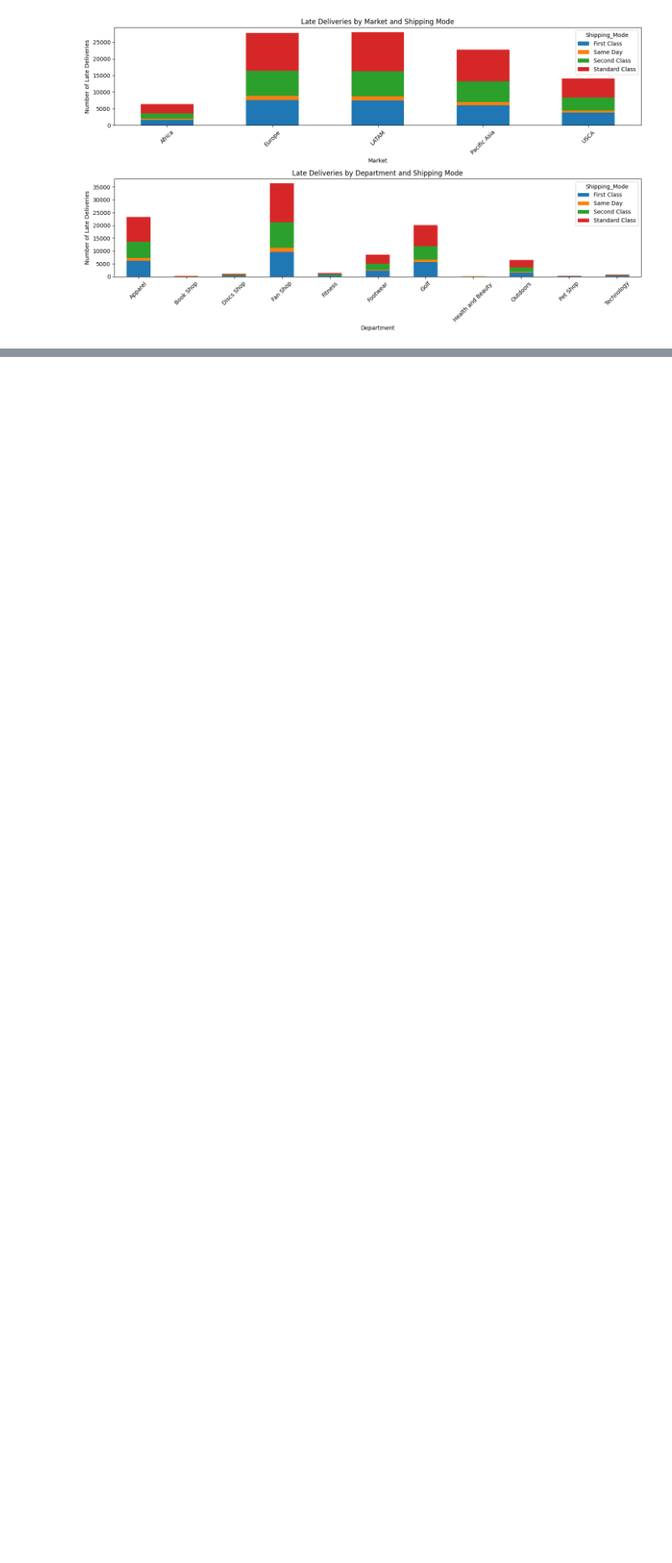
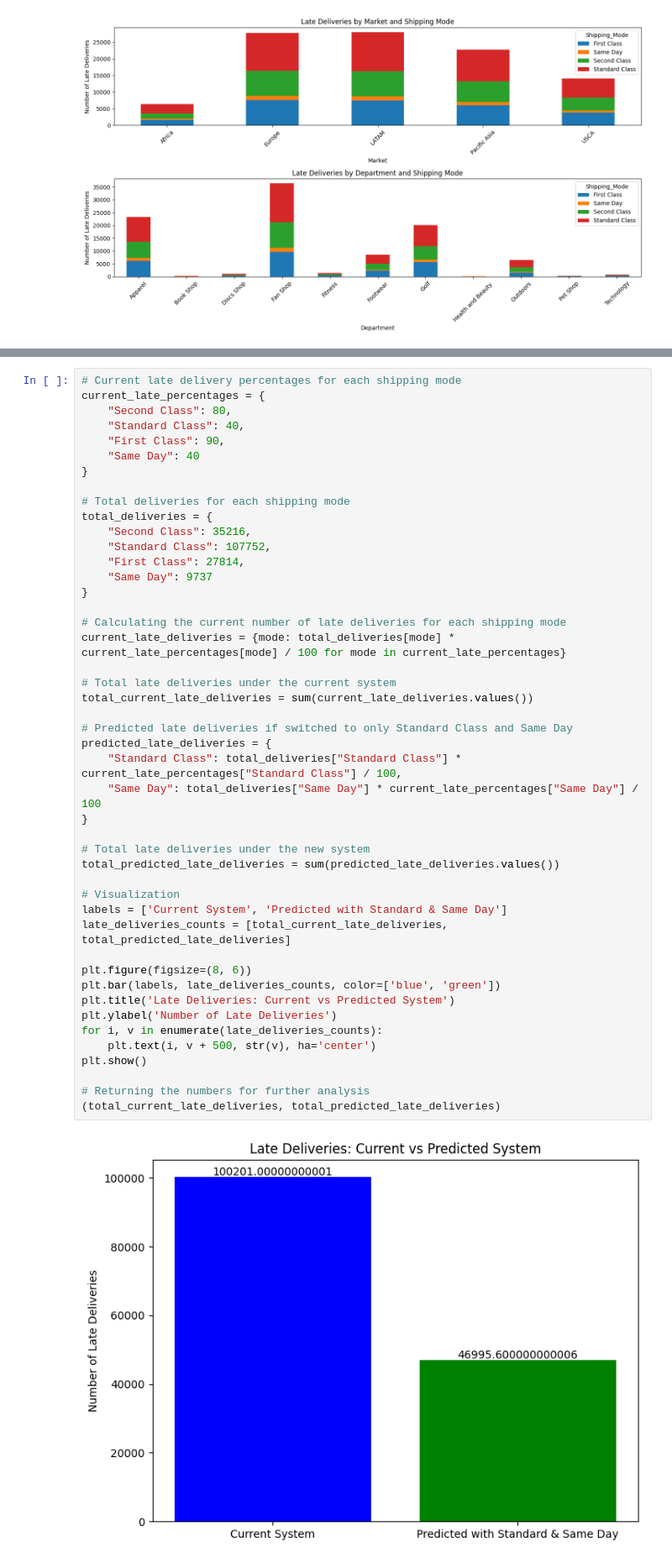
Before and after one commit to CCNY-Analytics-and-Quant/Branly_BAF23, a Jupyter notebook: Final Project V2.ipynb, the cells around one changed output, grey strips where cells are left out. Shown at 84% size. Cells and saved outputs as stored; diff of their text form; blank space fills up the shorter version.

```diff
--- a/Final Project V2.ipynb
+++ b/Final Project V2.ipynb
@@ -622,0 +686,48 @@ plt.show()
+# %%
+# Current late delivery percentages for each shipping mode
+current_late_percentages = {
+    "Second Class": 80,
+    "Standard Class": 40,
+    "First Class": 90,
+    "Same Day": 40
+}
+
+# Total deliveries for each shipping mode
+total_deliveries = {
+    "Second Class": 35216,
+    "Standard Class": 107752,
+    "First Class": 27814,
+    "Same Day": 9737
+}
+
+# Calculating the current number of late deliveries for each shipping mode
+current_late_deliveries = {mode: total_deliveries[mode] * current_late_percentages[mode] / 100 for mode in current_late_percentages}
+
+# Total late deliveries under the current system
+total_current_late_deliveries = sum(current_late_deliveries.values())
+
+# Predicted late deliveries if switched to only Standard Class and Same Day
+predicted_late_deliveries = {
+    "Standard Class": total_deliveries["Standard Class"] * current_late_percentages["Standard Class"] / 100,
+    "Same Day": total_deliveries["Same Day"] * current_late_percentages["Same Day"] / 100
+}
+
+# Total late deliveries under the new system
+total_predicted_late_deliveries = sum(predicted_late_deliveries.values())
+
+# Visualization
+labels = ['Current System', 'Predicted with Standard & Same Day']
+late_deliveries_counts = [total_current_late_deliveries, total_predicted_late_deliveries]
+
+plt.figure(figsize=(8, 6))
+plt.bar(labels, late_deliveries_counts, color=['blue', 'green'])
+plt.title('Late Deliveries: Current vs Predicted System')
+plt.ylabel('Number of Late Deliveries')
+for i, v in enumerate(late_deliveries_counts):
+    plt.text(i, v + 500, str(v), ha='center')
+plt.show()
+
+# Returning the numbers for further analysis
+(total_current_late_deliveries, total_predicted_late_deliveries)
+# %% [output]
+[figure, added]
```
Also changed, not shown: parts of 5 cells of this notebook.
